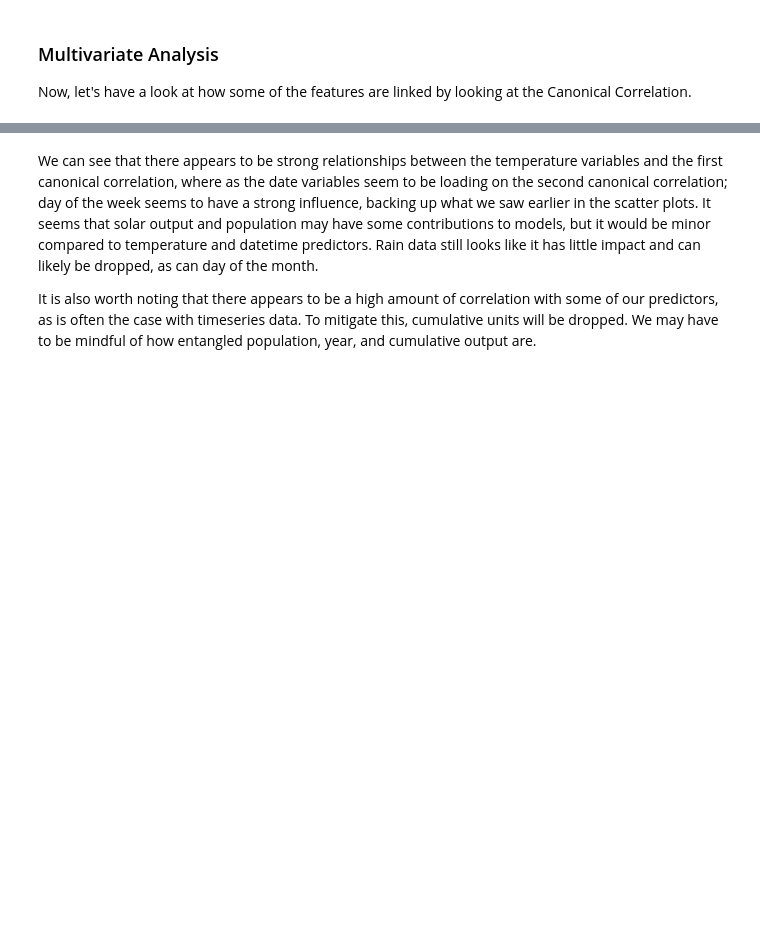
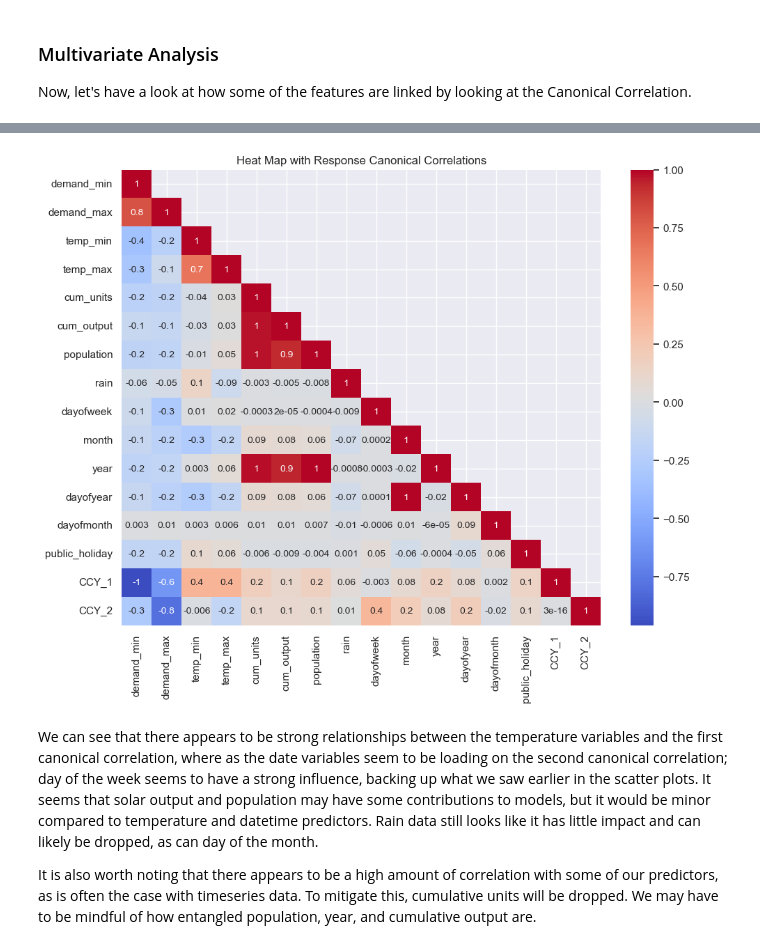
Before and after one commit to dmc-au/Team-A---Impacts-of-Household-PV-on-Grid-Demand, a Jupyter notebook: src/EDA_final.ipynb, the cells around one changed output, grey strips where cells are left out. Saved outputs shown, nothing was run; the diff lists cells and outputs as text; code cells hidden in the pictures; blank space fills up the shorter version.

```diff
--- a/src/EDA_final.ipynb
+++ b/src/EDA_final.ipynb
@@ -592,3 +742,18 @@ plt.savefig('../images/exploratory/heatmap-cca-preds.png')
+# %%
+# Prepare dataframe for plotting heat map of correlations
+ccY_df = pd.concat([all_data, pd.DataFrame({'CCY_1':Y_c[:, 0], 'CCY_2':Y_c[:, 1]}, index=all_data.index)], axis=1)
+# %%
+# Correlation between all fields, this will help analysis the relationship between the Transformed predictors and the responses
+corr_Y_df = ccY_df.corr(method='pearson')
+plt.rc('font', size=10)
+plt.figure(figsize=(10,8))
+Y_df_lt = corr_Y_df.where(np.tril(np.ones(corr_Y_df.shape)).astype(bool))
+sns.heatmap(Y_df_lt, cmap='coolwarm', annot=True, fmt='.1g')
+plt.tight_layout()
+plt.title('Heat Map with Response Canonical Correlations')
+plt.savefig('../images/exploratory/heatmap-cca-response.png')
+# %% [output]
+[figure, added]
 # %% [markdown]
 We can see that there appears to be strong relationships between the temperature variables and the first canonical correlation, where as the date variables seem to be loading on the second canonical correlation; day of the week seems to have a strong influence, backing up what we saw earlier in the scatter plots. It seems that solar output and population may have some contributions to models, but it would be minor compared to temperature and datetime predictors.
 Rain data still looks like it has little impact and can likely be dropped, as can day of the month.
```
Also changed, not shown: parts of 43 cells of this notebook.
